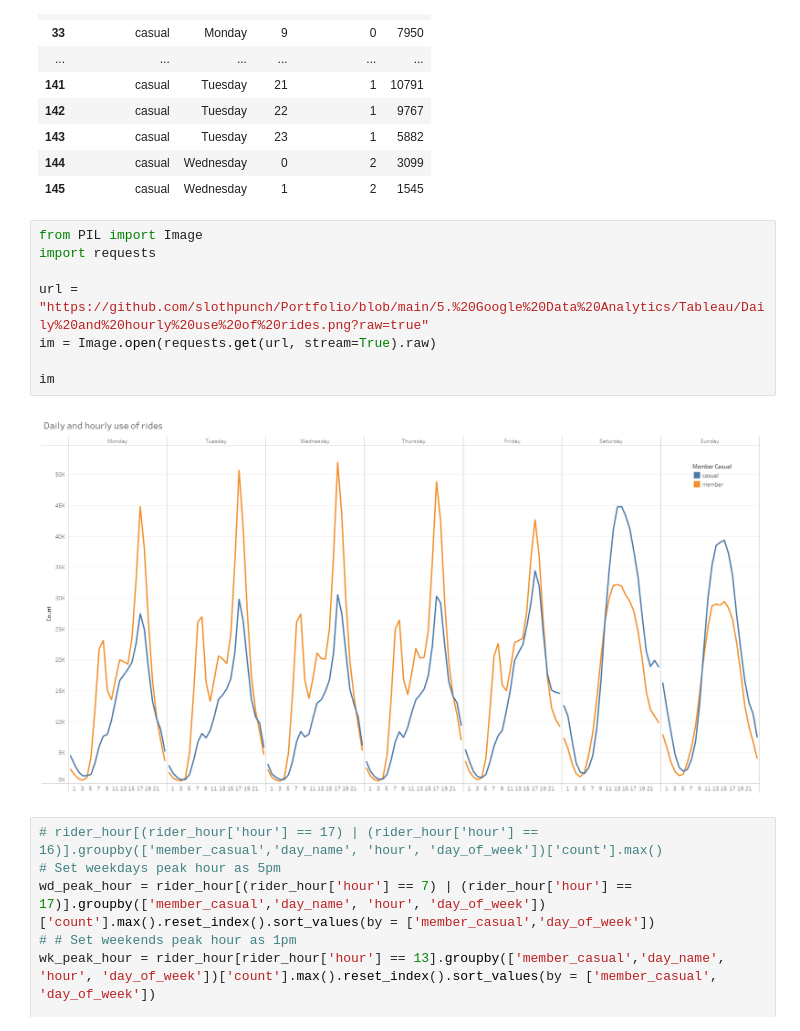
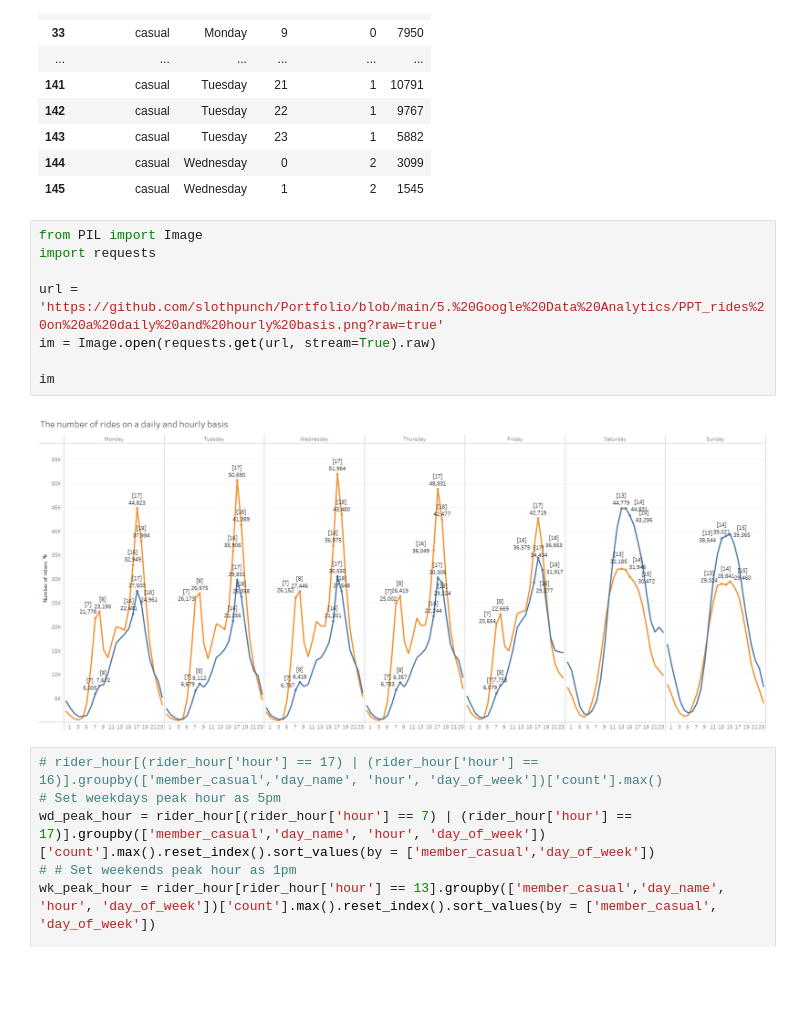
Before and after one commit to slothpunch/Portfolio, a Jupyter notebook: 5. Google Data Analytics/Case_Study_1_Part_2.ipynb, the cells around one changed output. Cells and saved outputs as stored; diff of their text form; blank space fills up the shorter version.

Commit message:
daily and hourly graph changed

```diff
--- a/5. Google Data Analytics/Case_Study_1_Part_2.ipynb
+++ b/5. Google Data Analytics/Case_Study_1_Part_2.ipynb
@@ -685,13 +685,13 @@ rider_hour.head(50)
 # %%
 from PIL import Image
 import requests
 
-url = "https://github.com/slothpunch/Portfolio/blob/main/5.%20Google%20Data%20Analytics/Tableau/Daily%20and%20hourly%20use%20of%20rides.png?raw=true"
+url = 'https://github.com/slothpunch/Portfolio/blob/main/5.%20Google%20Data%20Analytics/PPT_rides%20on%20a%20daily%20and%20hourly%20basis.png?raw=true'
 im = Image.open(requests.get(url, stream=True).raw)
 
 im
 # %% [output]
-[figure, old version]
+[figure, new version]
 # %%
 # rider_hour[(rider_hour['hour'] == 17) | (rider_hour['hour'] == 16)].groupby(['member_casual','day_name', 'hour', 'day_of_week'])['count'].max()
 # Set weekdays peak hour as 5pm
```
Also changed, not shown: parts of 1 cell of this notebook.
